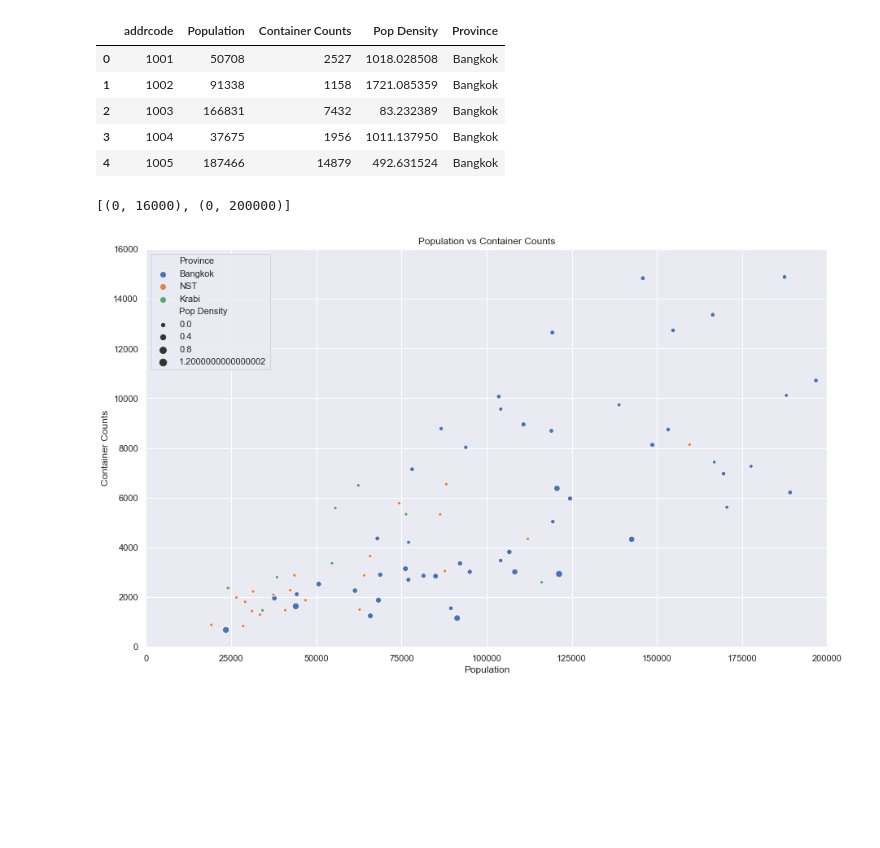
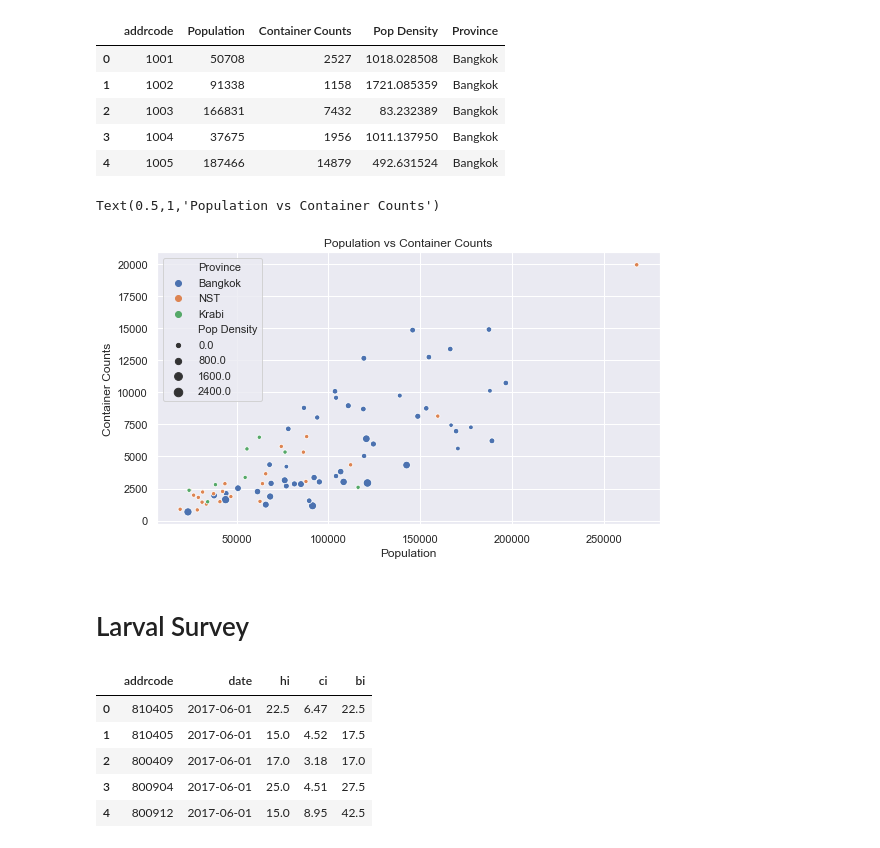
Before and after one commit to boonpakornn/dengue_data_statistic, a Jupyter notebook: Scatter plot.ipynb, the cells around one changed output. Saved outputs shown, nothing was run; the diff lists cells and outputs as text; code cells hidden in the pictures; blank space fills up the shorter version.

```diff
--- a/Scatter plot.ipynb
+++ b/Scatter plot.ipynb
@@ -51,4 +52,4 @@ data.head()
 | 3 | 1004 | 37675 | 1956 | 1011.137950 | Bangkok |
 | 4 | 1005 | 187466 | 14879 | 492.631524 | Bangkok |
 # %%
-data['Pop Density'] = data['Pop Density']/(data['Pop Density'].max())
+#data['Pop Density'] = data['Pop Density']/(data['Pop Density'].max())
@@ -55,9 +59,23 @@ data['Pop Density'] = data['Pop Density']/(data['Pop Density'].max())
 # %%
-ax = plt.subplots(figsize=(15,9))
+ax = plt.subplots(figsize=(9,5))
+# markersize = 0.2* data['Pop Density']
 kws = dict(s=100, linewidth=.5, edgecolor="w")
-ax = sns.scatterplot(x="Population" ,y="Container Counts" ,hue = "Province" ,size ='Pop Density', data=data)
+ax = sns.scatterplot(x="Population" ,y="Container Counts" ,hue = "Province" ,size = 'Pop Density', data=data)
 ax.set_title("Population vs Container Counts")
-ax.set(ylim=(0, 16000), xlim=(0,200000))
+# ax.set(ylim=(0, 16000), xlim=(0,200000))
 # %% [output]
-[(0, 16000), (0, 200000)]
+Text(0.5,1,'Population vs Container Counts')
-[figure, old version]
+[figure, new version]
+# %% [markdown]
+# Larval Survey
+# %%
+df_larval = pd.read_csv(os.path.join('Data','Larval Survey','larval-survey.csv'))
+df_larval['addrcode'] = df_larval['addrcode'].astype(str).str[:6]
+df_larval.head()
+# %% [output]
+|  | addrcode | date | hi | ci | bi |
+| 0 | 810405 | 2017-06-01 | 22.5 | 6.47 | 22.5 |
+| 1 | 810405 | 2017-06-01 | 15.0 | 4.52 | 17.5 |
+| 2 | 800409 | 2017-06-01 | 17.0 | 3.18 | 17.0 |
+| 3 | 800904 | 2017-06-01 | 25.0 | 4.51 | 27.5 |
+| 4 | 800912 | 2017-06-01 | 15.0 | 8.95 | 42.5 |
```
Also changed, not shown: parts of 13 cells of this notebook, 1 other file.
